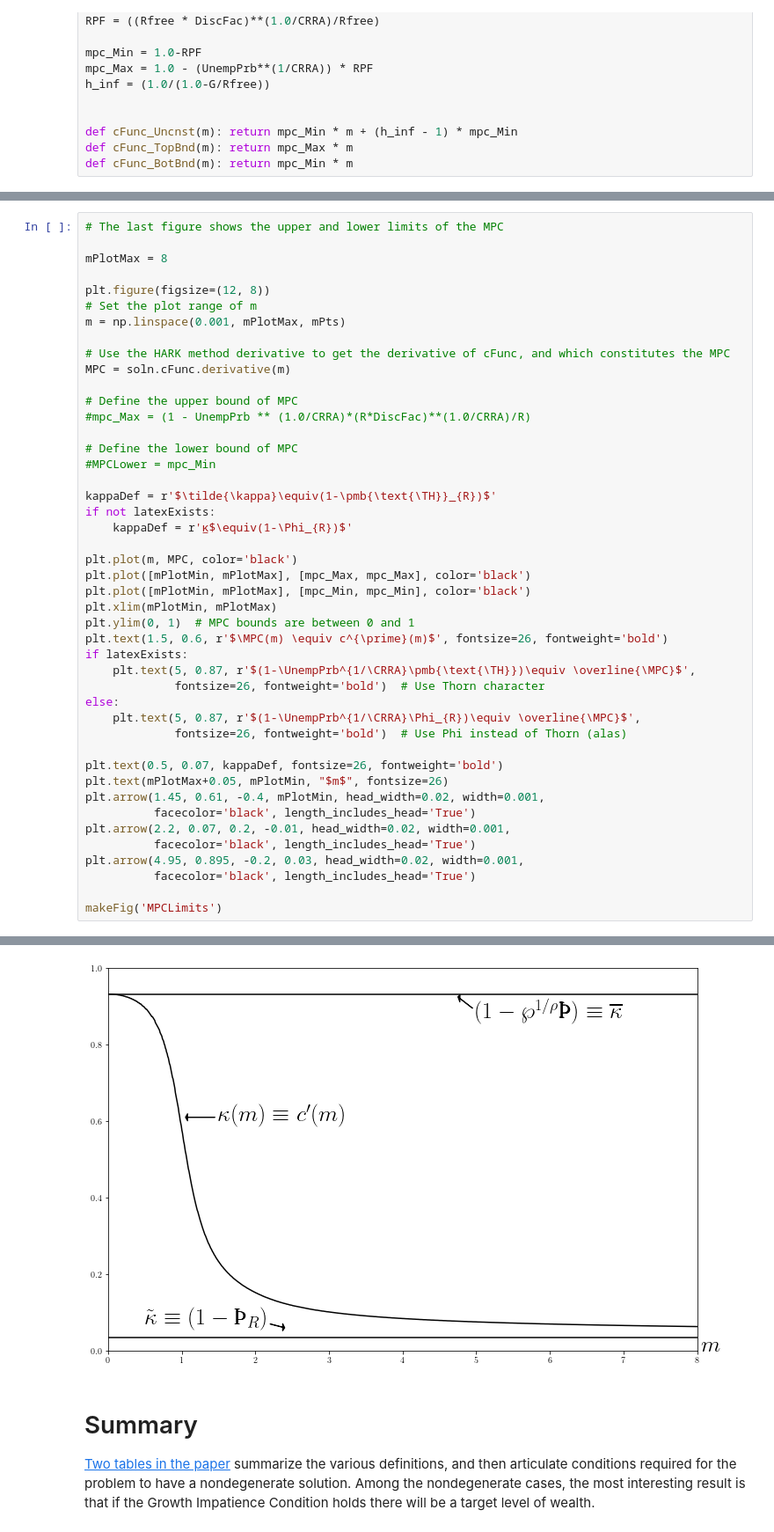
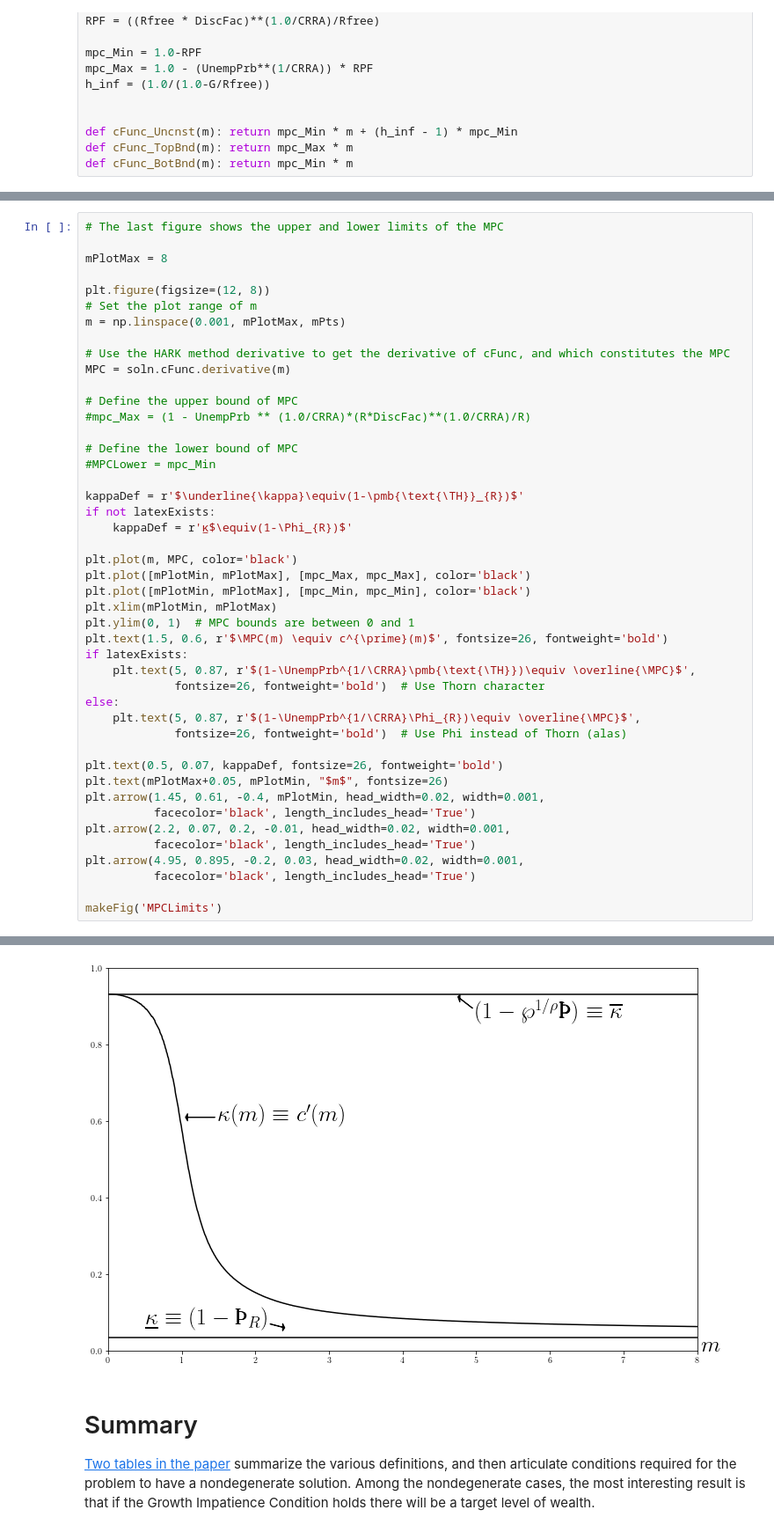
Before and after one commit to alanlujan91/BufferStockTheory-Bloated, a Jupyter notebook: Code/Python/BufferStockTheory-Problems-and-Solutions-Source.ipynb, the cells around one changed output, grey strips where cells are left out. Shown at 88% size. Cells and saved outputs as stored; diff of their text form.

```diff
--- a/Code/Python/BufferStockTheory.ipynb
+++ b/Code/Python/BufferStockTheory-Problems-and-Solutions-Source.ipynb
@@ -920,36 +1014,36 @@ MPC = soln.cFunc.derivative(m)
 # Define the lower bound of MPC
 #MPCLower = mpc_Min
 
-kappaDef = r'$\tilde{\kappa}\equiv(1-\pmb{\text{\TH}}_{R})$'
+kappaDef = r'$\underline{\kappa}\equiv(1-\pmb{\text{\TH}}_{R})$'
 if not latexExists:
     kappaDef = r'κ̲$\equiv(1-\Phi_{R})$'
 
 plt.plot(m, MPC, color='black')
 plt.plot([mPlotMin, mPlotMax], [mpc_Max, mpc_Max], color='black')
 plt.plot([mPlotMin, mPlotMax], [mpc_Min, mpc_Min], color='black')
 plt.xlim(mPlotMin, mPlotMax)
 plt.ylim(0, 1)  # MPC bounds are between 0 and 1
 plt.text(1.5, 0.6, r'$\MPC(m) \equiv c^{\prime}(m)$', fontsize=26, fontweight='bold')
 if latexExists:
     plt.text(5, 0.87, r'$(1-\UnempPrb^{1/\CRRA}\pmb{\text{\TH}})\equiv \overline{\MPC}$',
              fontsize=26, fontweight='bold')  # Use Thorn character
 else:
     plt.text(5, 0.87, r'$(1-\UnempPrb^{1/\CRRA}\Phi_{R})\equiv \overline{\MPC}$',
              fontsize=26, fontweight='bold')  # Use Phi instead of Thorn (alas)
 
 plt.text(0.5, 0.07, kappaDef, fontsize=26, fontweight='bold')
 plt.text(mPlotMax+0.05, mPlotMin, "$m$", fontsize=26)
 plt.arrow(1.45, 0.61, -0.4, mPlotMin, head_width=0.02, width=0.001,
           facecolor='black', length_includes_head='True')
 plt.arrow(2.2, 0.07, 0.2, -0.01, head_width=0.02, width=0.001,
           facecolor='black', length_includes_head='True')
 plt.arrow(4.95, 0.895, -0.2, 0.03, head_width=0.02, width=0.001,
           facecolor='black', length_includes_head='True')
 
 makeFig('MPCLimits')
 # %% [output]
 Saving figure MPCLimits in ../../Figures
-[figure, old version]
+[figure, new version]
 # %% [markdown]
 # Summary
 
```
Also changed, not shown: parts of 10 cells of this notebook, 17 other files.
